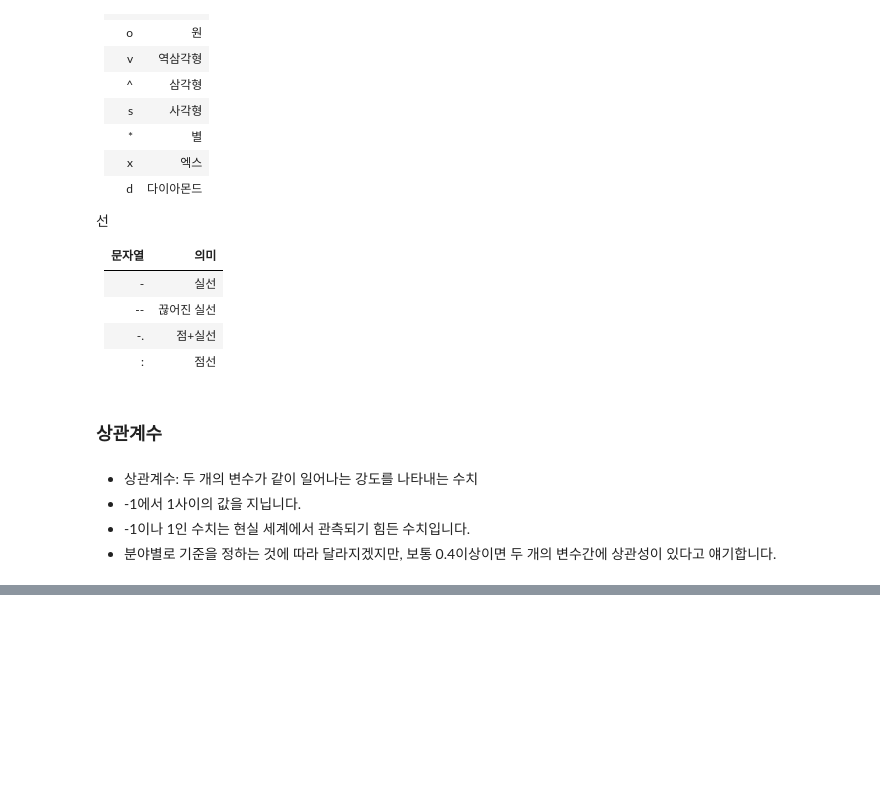
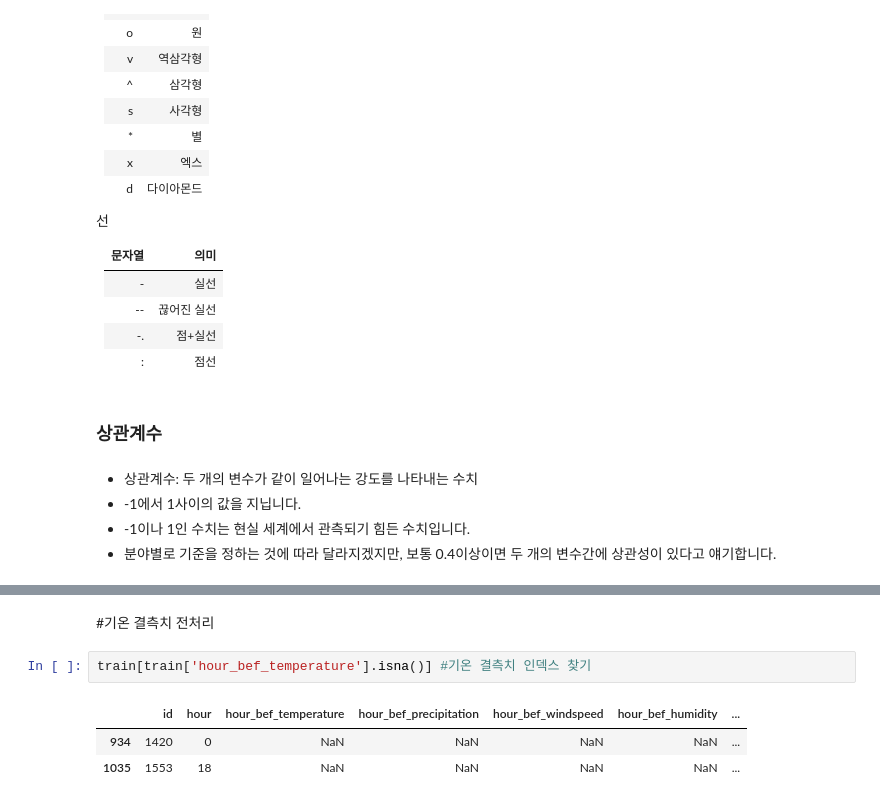
Before and after one commit to minddong59/Dacon, a Jupyter notebook: seoulbike.ipynb, the cells around one changed output, grey strips where cells are left out. Drawn from its saved outputs; the diff is of its cells as text; blank space fills up the shorter version.

```diff
--- a/seoulbike.ipynb
+++ b/seoulbike.ipynb
@@ -212,0 +228,8 @@ test.corr() #correlation coefficient
+# %% [markdown]
+#기온 결측치 전처리
+# %%
+train[train['hour_bef_temperature'].isna()] #기온 결측치 인덱스 찾기
+# %% [output]
+|  | id | hour | hour_bef_temperature | hour_bef_precipitation | hour_bef_windspeed | hour_bef_humidity | ... |
+| 934 | 1420 | 0 | NaN | NaN | NaN | NaN | ... |
+| 1035 | 1553 | 18 | NaN | NaN | NaN | NaN | ... |
```
Also changed, not shown: parts of 18 cells of this notebook.
